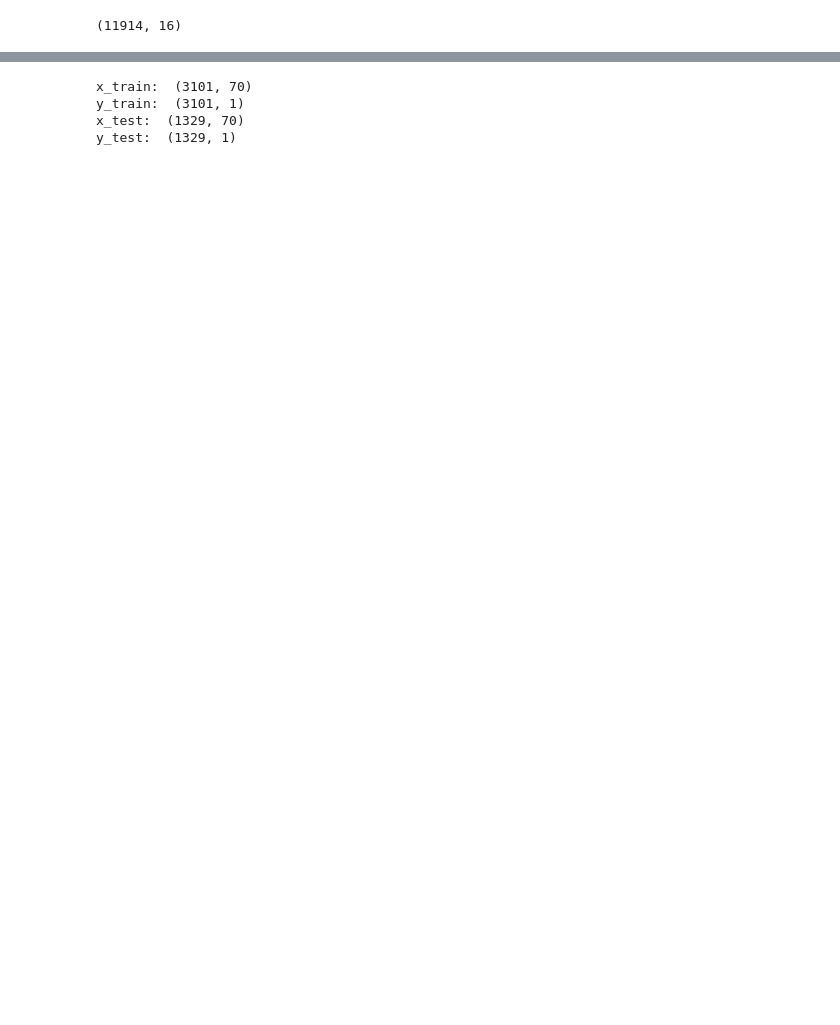
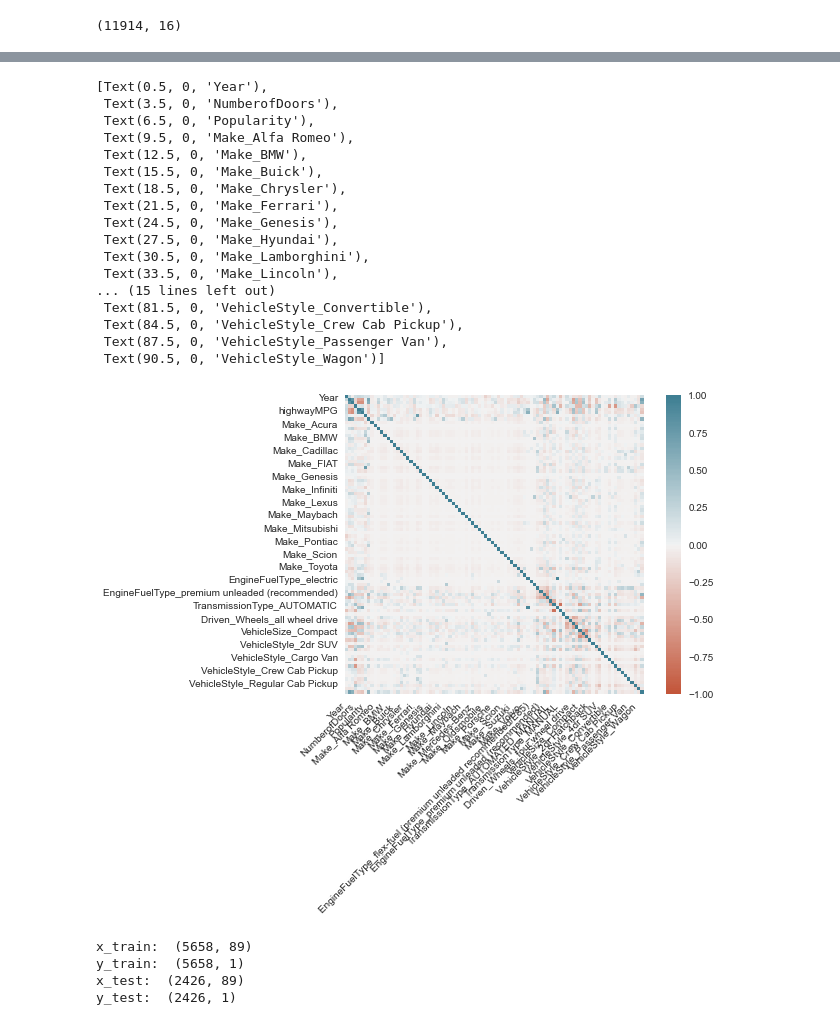
Before and after one commit to eaarda/Used_Car_Price_Prediction, a Jupyter notebook: ann.ipynb, the cells around one changed output, grey strips where cells are left out. Drawn from its saved outputs; the diff is of its cells as text; code cells hidden in the pictures; blank space fills up the shorter version.

```diff
--- a/ann.ipynb
+++ b/ann.ipynb
@@ -69,3 +97,26 @@ y.shape
+# %%
+corrMatrix = car_df.corr()
+ax = sns.heatmap(corrMatrix, vmin=-1, vmax=1, center=0,cmap=sns.diverging_palette(20, 220, n=200),square=True)
+ax.set_xticklabels(ax.get_xticklabels(),rotation=45,horizontalalignment='right')
+# %% [output]
+[Text(0.5, 0, 'Year'),
+ Text(3.5, 0, 'NumberofDoors'),
+ Text(6.5, 0, 'Popularity'),
+ Text(9.5, 0, 'Make_Alfa Romeo'),
+ Text(12.5, 0, 'Make_BMW'),
+ Text(15.5, 0, 'Make_Buick'),
+ Text(18.5, 0, 'Make_Chrysler'),
+ Text(21.5, 0, 'Make_Ferrari'),
+ Text(24.5, 0, 'Make_Genesis'),
+ Text(27.5, 0, 'Make_Hyundai'),
+ Text(30.5, 0, 'Make_Lamborghini'),
+ Text(33.5, 0, 'Make_Lincoln'),
+... (15 lines left out)
+ Text(81.5, 0, 'VehicleStyle_Convertible'),
+ Text(84.5, 0, 'VehicleStyle_Crew Cab Pickup'),
+ Text(87.5, 0, 'VehicleStyle_Passenger Van'),
+ Text(90.5, 0, 'VehicleStyle_Wagon')]
+[figure, added]
 # %%
 from sklearn.preprocessing import MinMaxScaler
 
@@ -75,15 +126,14 @@ y_scaled = scaler.fit_transform(y)
 # %%
 from sklearn.model_selection import train_test_split
 X_train, X_test, y_train, y_test = train_test_split(X_scaled, y_scaled, test_size = 0.30)
+print("x_train: ",X_train.shape)
+print("y_train: ",y_train.shape)
+print("x_test: ",X_test.shape)
+print("y_test: ",y_test.shape)
+# %% [output]
+x_train:  (5658, 89)
+y_train:  (5658, 1)
+x_test:  (2426, 89)
+y_test:  (2426, 1)
-# %%
-print("x_train: ",X_train.shape)
-print("y_train: ",y_train.shape)
-print("x_test: ",X_test.shape)
-print("y_test: ",y_test.shape)
-# %% [output]
-x_train:  (3101, 70)
-y_train:  (3101, 1)
-x_test:  (1329, 70)
-y_test:  (1329, 1)
 # %%
 import tensorflow.keras
```
Also changed, not shown: parts of 20 cells of this notebook, 8 other files.
